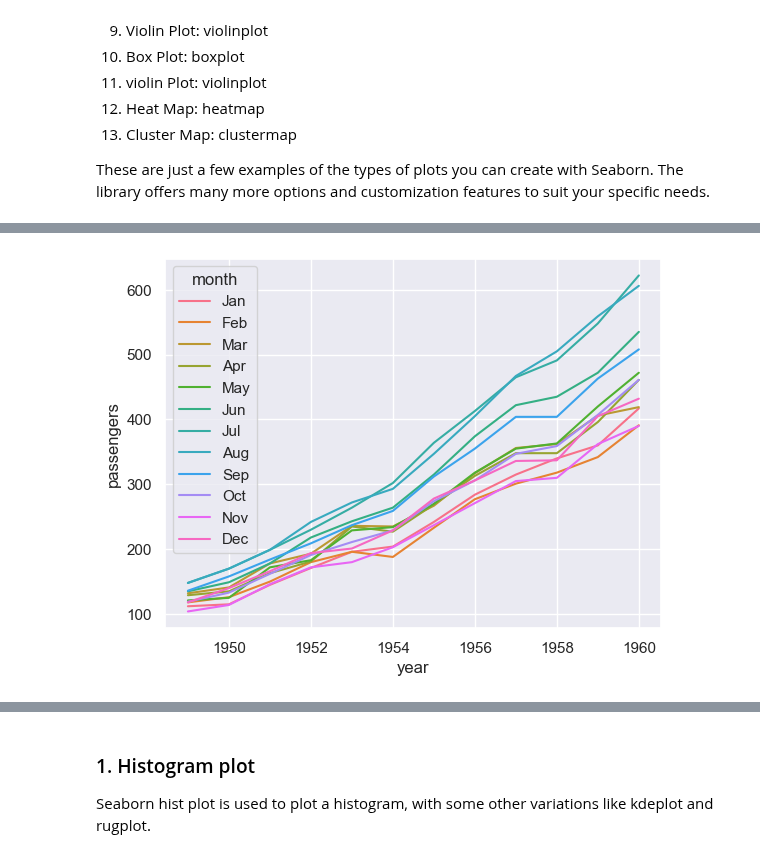
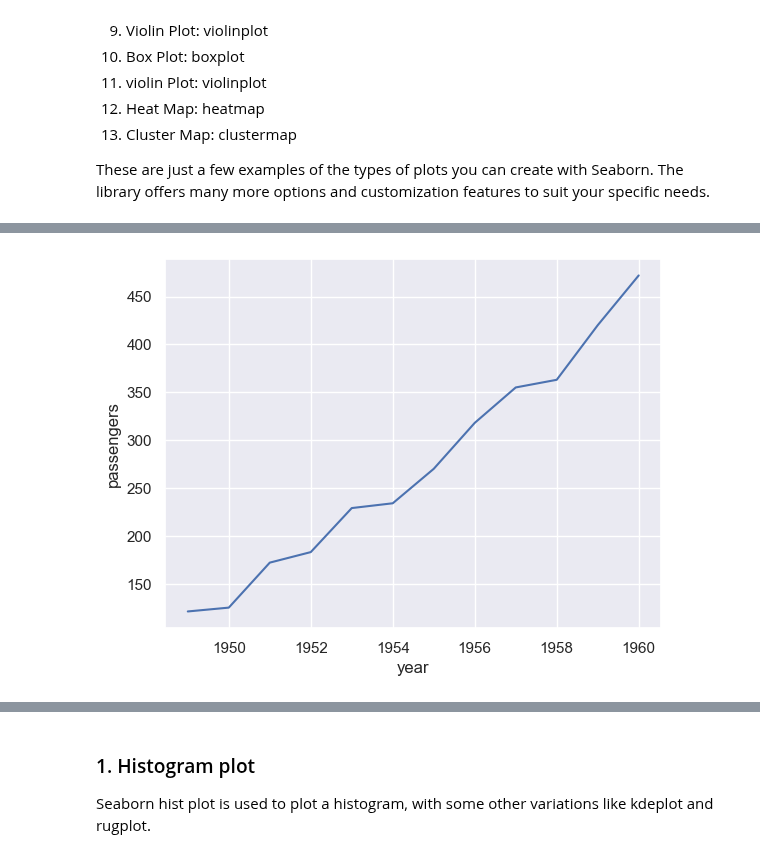
Before and after one commit to arunp77/Python-programming, a Jupyter notebook: Python-fundamental/Matplotlib.ipynb, the cells around one changed output, grey strips where cells are left out. Cells and saved outputs as stored; diff of their text form; code cells hidden in the pictures.

```diff
--- a/Python-fundamental/Matplotlib.ipynb
+++ b/Python-fundamental/Matplotlib.ipynb
@@ -1171,14 +1181,12 @@ Attributes:
 # %%
 flights = sns.load_dataset("flights")
-flights.head()
+#flights.head()
 
-sns.lineplot(data=flights, x="year", y="passengers", hue="month")
-
-# may_flights = flights.query("month == 'May'")
-# sns.lineplot(data=may_flights, x="year", y="passengers")
+may_flights = flights.query("month == 'May'")
+sns.lineplot(data=may_flights, x="year", y="passengers")
 
 sns.set(style="darkgrid")
 
 plt.show()
 # %% [output]
-[figure, old version]
+[figure, new version]
```
Also changed, not shown: parts of 2 cells of this notebook.
